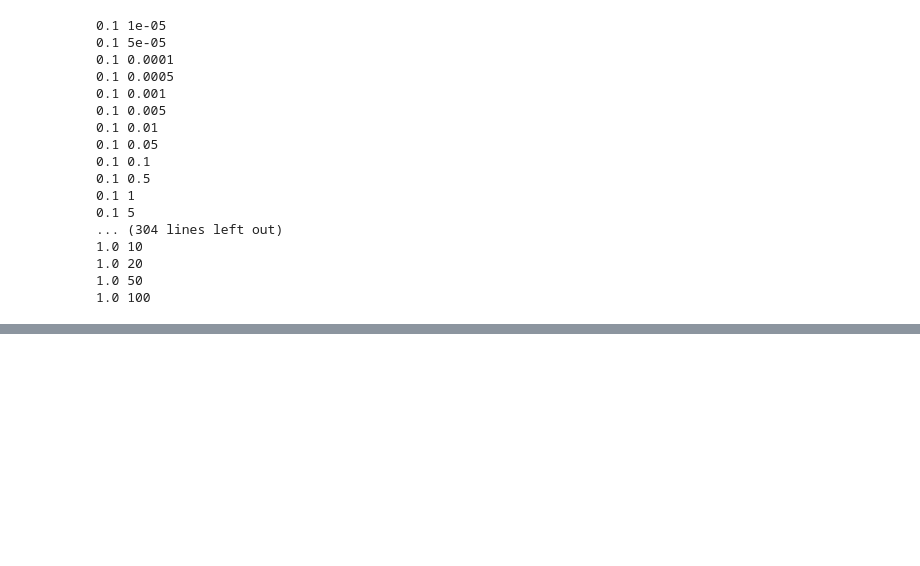
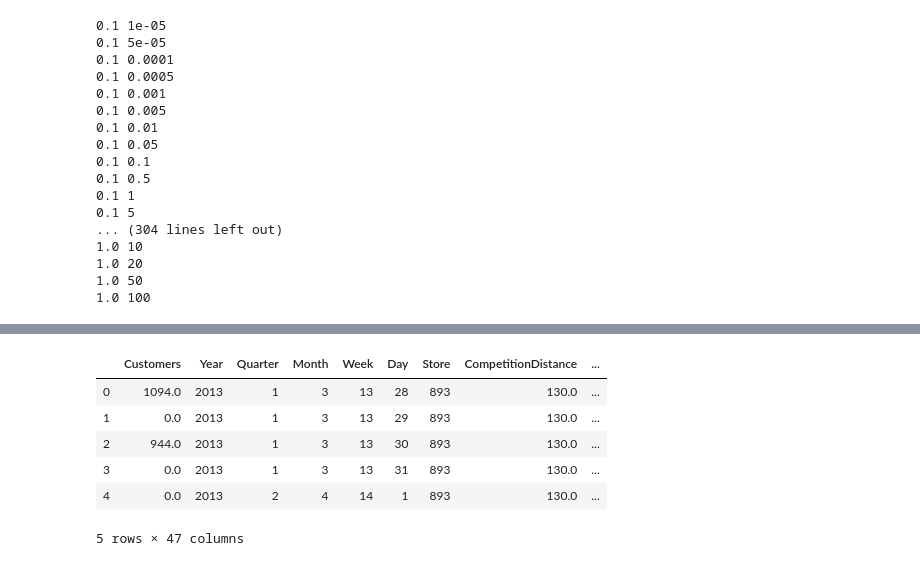
Before and after one commit to stanislav-chekmenev/comp1-team3, a Jupyter notebook: comp1.ipynb, the cells around one changed output, grey strips where cells are left out. Cells and saved outputs as stored; diff of their text form; code cells hidden in the pictures; blank space fills up the shorter version.

```diff
--- a/comp1.ipynb
+++ b/comp1.ipynb
@@ -70,3 +80,7 @@ for col in cols:
+# %%
+ohe_train = ohe.transform(Train[cols]).toarray()
+ohe_val = ohe.transform(Val[cols]).toarray()
+ohe_test = ohe.transform(Test[cols]).toarray()
 # %%
 # Drop columns
 Train.drop(axis=1, labels=cols, inplace=True)
@@ -74,9 +88,9 @@ Val.drop(axis=1, labels=cols, inplace=True)
 Test.drop(axis=1, labels=cols, inplace=True)
 # %%
 # Concat
-Train = pd.concat([Train.reset_index(), ohe_train], axis=1)
-Val = pd.concat([Val.reset_index(), ohe_val], axis=1)
-Test = pd.concat([Test.reset_index(), ohe_test], axis=1)
+Train = pd.concat([Train.reset_index(), pd.DataFrame(ohe_train)], axis=1).drop(axis=1, labels='index')
+Val = pd.concat([Val.reset_index(), pd.DataFrame(ohe_val)], axis=1).drop(axis=1, labels='index')
+Test = pd.concat([Test.reset_index(), pd.DataFrame(ohe_test)], axis=1).drop(axis=1, labels='index')
 # %%
 # Write data to csv to reuse it fast
 #Train.to_csv('data/stasTrain.csv', index=False)
@@ -286,0 +296,10 @@ best_stack_params = parameter_search(X_val, y_val, method='stack', params=params
+# %%
+X_val.head()
+# %% [output]
+|  | Customers | Year | Quarter | Month | Week | Day | Store | CompetitionDistance | ... |
+| 0 | 1094.0 | 2013 | 1 | 3 | 13 | 28 | 893 | 130.0 | ... |
+| 1 | 0.0 | 2013 | 1 | 3 | 13 | 29 | 893 | 130.0 | ... |
+| 2 | 944.0 | 2013 | 1 | 3 | 13 | 30 | 893 | 130.0 | ... |
+| 3 | 0.0 | 2013 | 1 | 3 | 13 | 31 | 893 | 130.0 | ... |
+| 4 | 0.0 | 2013 | 2 | 4 | 14 | 1 | 893 | 130.0 | ... |
+5 rows × 47 columns
```
Also changed, not shown: parts of 14 cells of this notebook, 7 other files.
